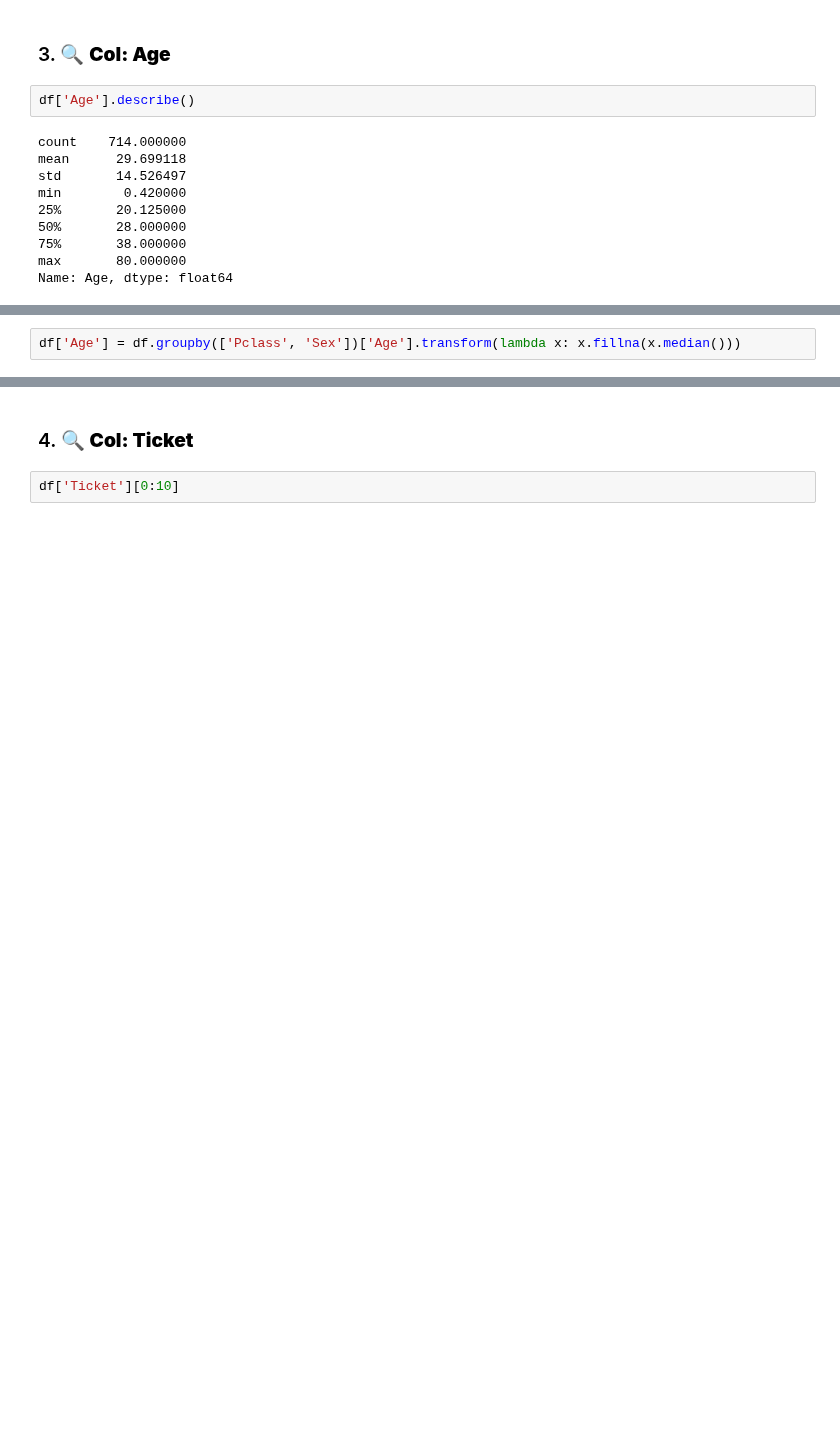
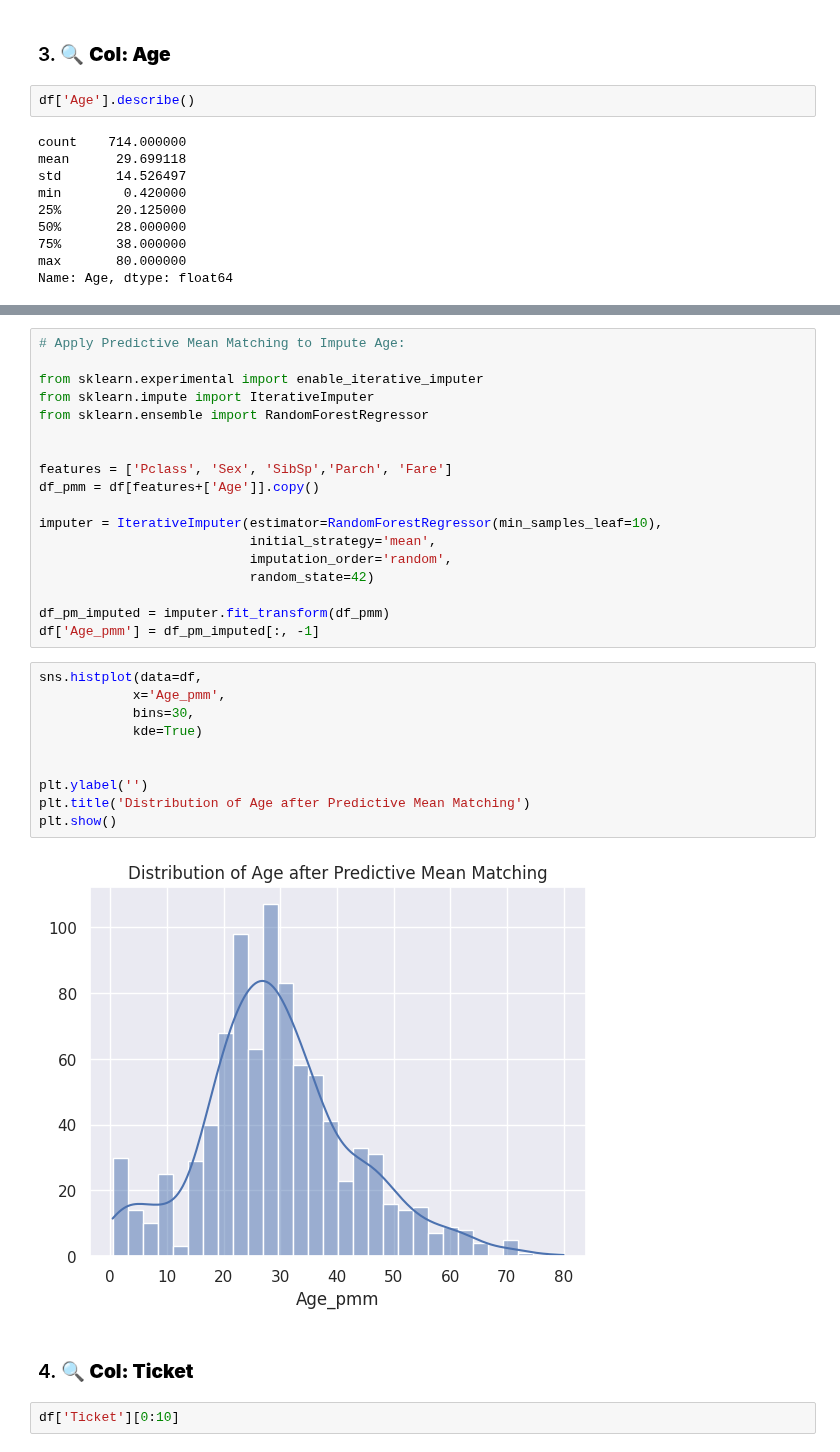
Before and after one commit to yigaai/StoryTelling_with_Data_myTelescope, a Jupyter notebook: titanic-survival-prediction.ipynb, the cells around one changed output, grey strips where cells are left out. Saved outputs shown, nothing was run; the diff lists cells and outputs as text; blank space fills up the shorter version.

```diff
--- a/titanic-survival-prediction.ipynb
+++ b/titanic-survival-prediction.ipynb
@@ -287,2 +218,0 @@ Name: Age, dtype: float64
-# %%
-df['Age'] = df.groupby(['Pclass', 'Sex'])['Age'].transform(lambda x: x.fillna(x.median()))
@@ -304,3 +238,33 @@ P_value: 0.0755
+# %%
+# Apply Predictive Mean Matching to Impute Age:
+
+from sklearn.experimental import enable_iterative_imputer
+from sklearn.impute import IterativeImputer
+from sklearn.ensemble import RandomForestRegressor
+
+
+features = ['Pclass', 'Sex', 'SibSp','Parch', 'Fare']
+df_pmm = df[features+['Age']].copy()
+
+imputer = IterativeImputer(estimator=RandomForestRegressor(min_samples_leaf=10),
+                           initial_strategy='mean',
+                           imputation_order='random',
+                           random_state=42)
+
+df_pm_imputed = imputer.fit_transform(df_pmm)
+df['Age_pmm'] = df_pm_imputed[:, -1]
+# %%
+sns.histplot(data=df,
+            x='Age_pmm',
+            bins=30,
+            kde=True)
+
+
+plt.ylabel('')
+plt.title('Distribution of Age after Predictive Mean Matching')
+plt.show()
+# %% [output]
+[figure, added]
 # %% [markdown]
 ### 4. 🔍 **Col: Ticket**
 # %%
```
Also changed, not shown: parts of 16 cells of this notebook.
